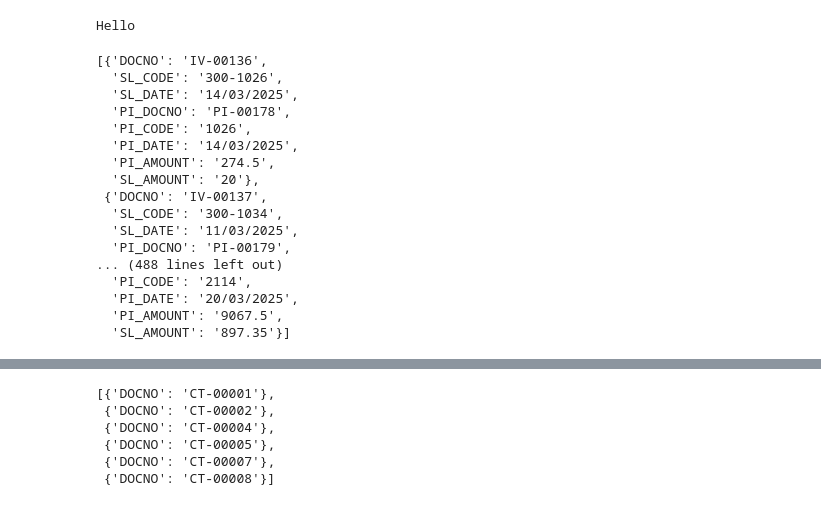
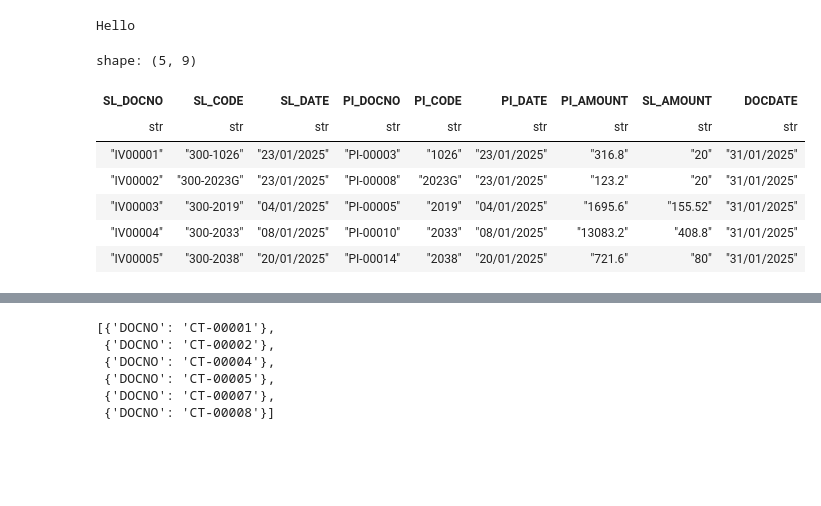
Before and after one commit to singthai-srisoi/DnB-Data-Workflow, a Jupyter notebook: task5_connsql.ipynb, the cells around one changed output, grey strips where cells are left out. Drawn from its saved outputs; the diff is of its cells as text; code cells hidden in the pictures; blank space fills up the shorter version.

```diff
--- a/task5_connsql.ipynb
+++ b/task5_connsql.ipynb
@@ -111,52 +111,58 @@ def DelData(DocNo: str, Object: Literal['PH_PI', 'SL_IV']):
 
 
 # BizObject = ComServer.BizObjects.Find("AP_SUPPLIER")
 # # lMain = BizObject.DataSets.Find("MainDataSet")
 # # lDetail = BizObject.DataSets.Find("cdsDocDetail")
 
 # lDocKey = BizObject.FindKeyByRef("CODE", "1034")
 # if lDocKey is None:
 #     print("Record Not Found")
 # else:
 #     print(lDocKey)
 page = 1
 limit = 100
 lSQL = f"""SELECT DOCNO, CODE, DOCDATE FROM SL_IV
 WHERE EXTRACT(MONTH FROM DOCDATE) = 3
 AND EXTRACT(YEAR FROM DOCDATE) = 2025
 ROWS {(page-1)*limit+1} TO {page*limit}
 ;
 """
-lSQL = f"""SELECT SL.DOCNO, SL.CODE AS SL_CODE, SL.DOCDATE AS SL_DATE,
+lSQL = f"""SELECT
+    --SL.DOCNO AS DOCNO
+    --COUNT(*) AS TOTAL
+    SL.DOCNO AS SL_DOCNO, SL.CODE AS SL_CODE, SL.DOCDATE AS SL_DATE,
     PI.DOCNO AS PI_DOCNO, PI.CODE AS PI_CODE, PI.DOCDATE AS PI_DATE,
     PI.DOCAMT AS PI_AMOUNT, SL.DOCAMT AS SL_AMOUNT
 FROM SL_IV SL
 JOIN PH_PI PI
-    ON SL.DOCDATE = PI.DOCDATE
+    --ON SL.DOCDATE = PI.DOCDATE
+    ON EXTRACT(MONTH FROM SL.DOCDATE) = EXTRACT(MONTH FROM PI.DOCDATE)
     AND SUBSTRING(SL.CODE FROM 5) = PI.CODE
-WHERE EXTRACT(MONTH FROM SL.DOCDATE) = 3
+WHERE EXTRACT(MONTH FROM SL.DOCDATE) = 1
     AND EXTRACT(YEAR FROM SL.DOCDATE) = 2025
 ROWS {(page-1)*limit+1} TO {page*limit};
 """
 lDataSet = ComServer.DBManager.NewDataSet(lSQL)
 binded = GetResult(lDataSet)
+binded
+
+import polars as pl
+import datetime
+(
+pl.DataFrame(binded)
+    .with_columns(
+        DOCDATE = pl.lit(datetime.datetime(2025, 1, 31).strftime('%d/%m/%Y')),
+    )
+    .head()
+)
 # %% [output]
-[{'DOCNO': 'IV-00136',
-  'SL_CODE': '300-1026',
-  'SL_DATE': '14/03/2025',
-  'PI_DOCNO': 'PI-00178',
-  'PI_CODE': '1026',
-  'PI_DATE': '14/03/2025',
-  'PI_AMOUNT': '274.5',
-  'SL_AMOUNT': '20'},
- {'DOCNO': 'IV-00137',
-  'SL_CODE': '300-1034',
-  'SL_DATE': '11/03/2025',
-  'PI_DOCNO': 'PI-00179',
-... (488 lines left out)
-  'PI_CODE': '2114',
-  'PI_DATE': '20/03/2025',
-  'PI_AMOUNT': '9067.5',
-  'SL_AMOUNT': '897.35'}]
+shape: (5, 9)
+| SL_DOCNO | SL_CODE | SL_DATE | PI_DOCNO | PI_CODE | PI_DATE | PI_AMOUNT | SL_AMOUNT | DOCDATE |
+| str | str | str | str | str | str | str | str | str |
+| "IV00001" | "300-1026" | "23/01/2025" | "PI-00003" | "1026" | "23/01/2025" | "316.8" | "20" | "31/01/2025" |
+| "IV00002" | "300-2023G" | "23/01/2025" | "PI-00008" | "2023G" | "23/01/2025" | "123.2" | "20" | "31/01/2025" |
+| "IV00003" | "300-2019" | "04/01/2025" | "PI-00005" | "2019" | "04/01/2025" | "1695.6" | "155.52" | "31/01/2025" |
+| "IV00004" | "300-2033" | "08/01/2025" | "PI-00010" | "2033" | "08/01/2025" | "13083.2" | "408.8" | "31/01/2025" |
+| "IV00005" | "300-2038" | "20/01/2025" | "PI-00014" | "2038" | "20/01/2025" | "721.6" | "80" | "31/01/2025" |
 # %%
 CONTRA = {
```
Also changed, not shown: parts of 2 cells of this notebook, 7 other files.
